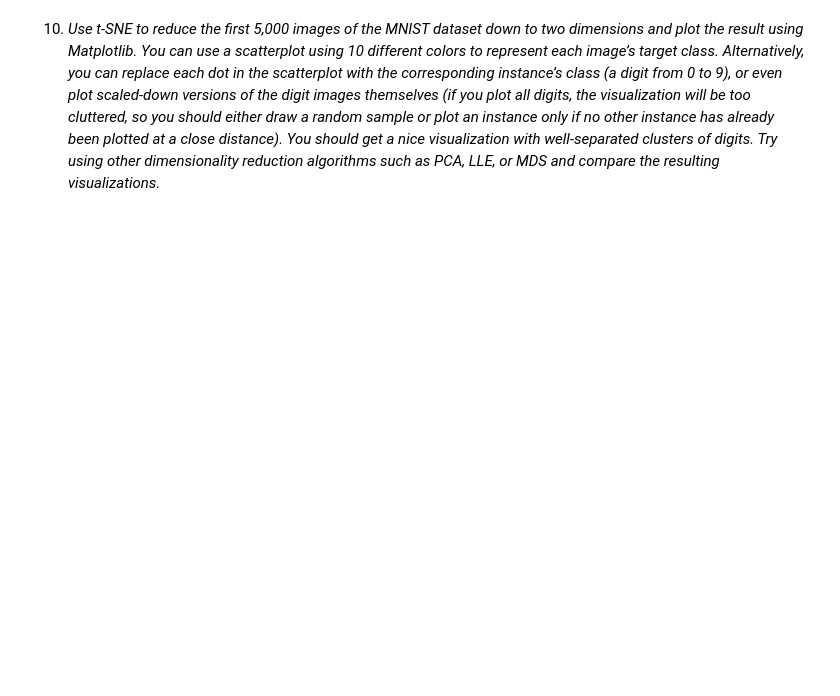
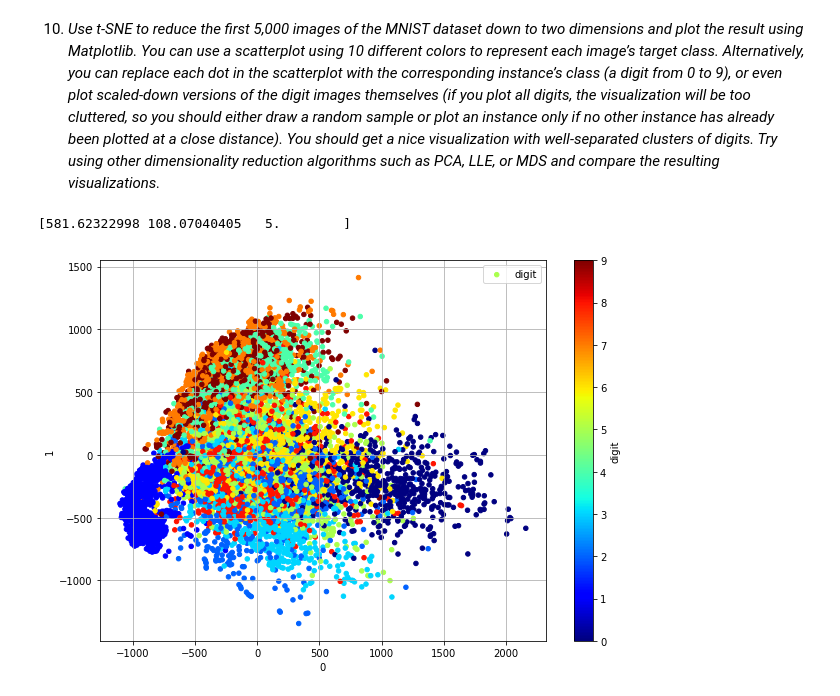
Before and after one commit to chrismarch/ml-exercises, a Jupyter notebook: 08_dimensionality_reduction.ipynb, the cells around one changed output. Cells and saved outputs as stored; diff of their text form; code cells hidden in the pictures; blank space fills up the shorter version.

Commit message:
chap 8. started last ex.

```diff
--- a/08_dimensionality_reduction.ipynb
+++ b/08_dimensionality_reduction.ipynb
@@ -39,0 +85,20 @@ Yes, the dataset may have large scale structure best served by one algorithm, wh
+# %%
+from sklearn.linear_model import SGDClassifier
+from sklearn.preprocessing import StandardScaler
+from sklearn.pipeline import make_pipeline
+
+def train_predict_sgd(X_train, y_train, X_test, y_test):
+    clf = make_pipeline(StandardScaler(),
+                        SGDClassifier())#max_iter=1000, tol=1e-3))
+    perf_start = time.perf_counter()
+    clf.fit(X_train, y_train)
+    print(time.perf_counter() - perf_start)
+    y_test_p0 = clf.predict(X_test)
+    print(f1_score(y_test_p0, y_test, average="macro"))
+
+train_predict_sgd(X_train, y_train, X_test, y_test)
+
+pca = PCA(n_components=0.95)
+X_train1 = pca.fit_transform(X_train)
+X_test1 = pca.transform(X_test)
+train_predict_sgd(X_train1, y_train, X_test1, y_test)
@@ -40,2 +110,26 @@ Yes, the dataset may have large scale structure best served by one algorithm, wh
 # %% [markdown]
 10. _Use t-SNE to reduce the first 5,000 images of the MNIST dataset down to two dimensions and plot the result using Matplotlib. You can use a scatterplot using 10 different colors to represent each image’s target class. Alternatively, you can replace each dot in the scatterplot with the corresponding instance’s class (a digit from 0 to 9), or even plot scaled-down versions of the digit images themselves (if you plot all digits, the visualization will be too cluttered, so you should either draw a random sample or plot an instance only if no other instance has already been plotted at a close distance). You should get a nice visualization with well-separated clusters of digits. Try using other dimensionality reduction algorithms such as PCA, LLE, or MDS and compare the resulting visualizations._
+# %%
+from sklearn.manifold import TSNE
+import pandas as pd
+import matplotlib.pyplot as plt
+X = X_train[:5000]
+X_tsne = TSNE(n_components=2, learning_rate='auto',init='pca').fit_transform(X)
+y = y_train[:5000].astype(int)
+X_tsne = np.column_stack((X_tsne, y))
+print(X_tsne[0])
+# %% [output]
+[581.62322998 108.07040405   5.        ]
+# %%
+import numpy as np
+
+df_tsne = pd.DataFrame(data=X_tsne,
+                        index=range(X_tsne.shape[0]),    # 1st column as index
+                        columns=['0', '1', 'digit'])  # 1st row
+df_tsne.plot(kind="scatter", x='0', y='1', grid=True,
+            c="digit", label="digit",
+              cmap="jet", colorbar=True,
+             legend=True, sharex=False, figsize=(10, 7))
+plt.show()
+# %% [output]
+[figure, added]
```
Also changed, not shown: parts of 4 cells of this notebook.
